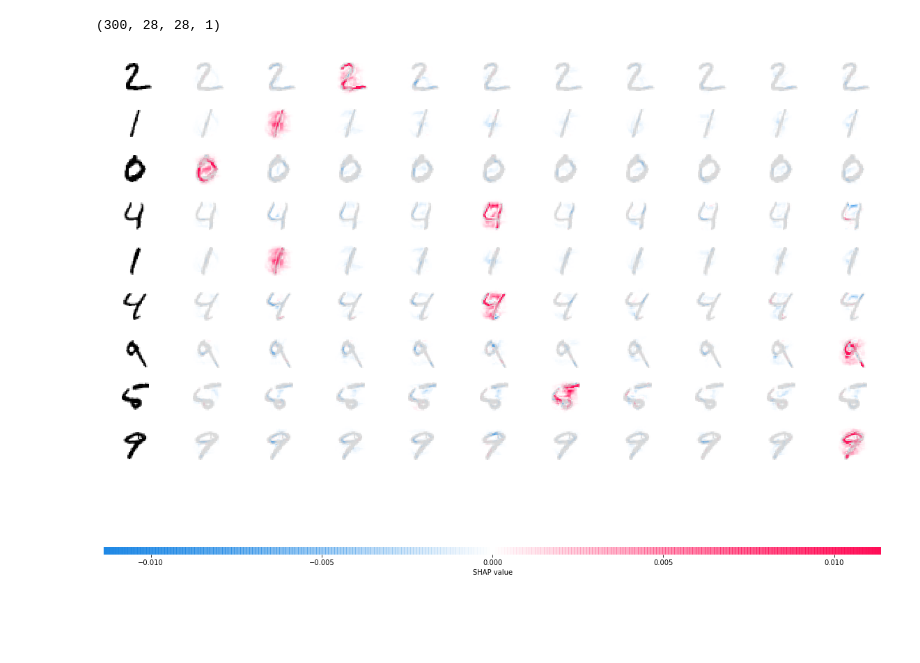
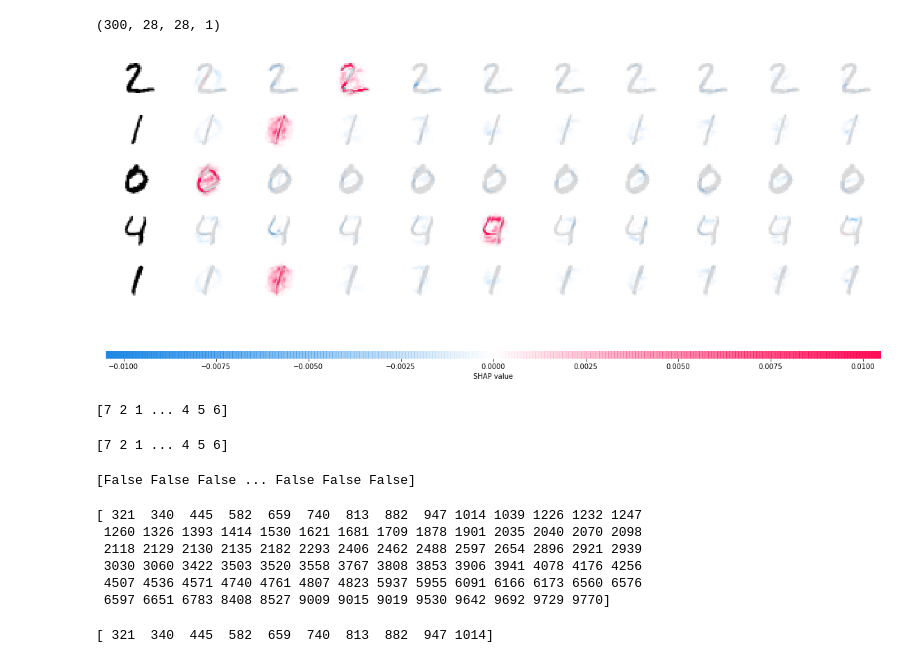
Before and after one commit to dkyos/data-analysis, a Jupyter notebook: shap_mnist.ipynb, the cells around one changed output. Cells and saved outputs as stored; diff of their text form; code cells hidden in the pictures; blank space fills up the shorter version.

```diff
--- a/shap_mnist.ipynb
+++ b/shap_mnist.ipynb
@@ -120,9 +127,9 @@ e = shap.DeepExplainer(model, background)
 # %%
 # ...or pass tensors directly
 # e = shap.DeepExplainer((model.layers[0].input, model.layers[-1].output), background)
-shap_values = e.shap_values(x_test[1:10])
+shap_values = e.shap_values(x_test[1:6])
 # %%
 # plot the feature attributions
-shap.image_plot(shap_values, -x_test[1:10])
+shap.image_plot(shap_values, -x_test[1:6])
 # %% [output]
-[figure, old version]
+[figure, new version]
@@ -128,0 +140,4 @@ shap.image_plot(shap_values, -x_test[1:10])
+# %%
+print(y_pred_classes)
+# %% [output]
+[7 2 1 ... 4 5 6]
@@ -128,0 +146,4 @@ shap.image_plot(shap_values, -x_test[1:10])
+# %%
+print(y_true)
+# %% [output]
+[7 2 1 ... 4 5 6]
@@ -128,0 +152,4 @@ shap.image_plot(shap_values, -x_test[1:10])
+# %%
+print (errors)
+# %% [output]
+[False False False ... False False False]
@@ -128,0 +158,13 @@ shap.image_plot(shap_values, -x_test[1:10])
+# %%
+print(fail_index)
+# %% [output]
+[ 321  340  445  582  659  740  813  882  947 1014 1039 1226 1232 1247
+ 1260 1326 1393 1414 1530 1621 1681 1709 1878 1901 2035 2040 2070 2098
+ 2118 2129 2130 2135 2182 2293 2406 2462 2488 2597 2654 2896 2921 2939
+ 3030 3060 3422 3503 3520 3558 3767 3808 3853 3906 3941 4078 4176 4256
+ 4507 4536 4571 4740 4761 4807 4823 5937 5955 6091 6166 6173 6560 6576
+ 6597 6651 6783 8408 8527 9009 9015 9019 9530 9642 9692 9729 9770]
+# %%
+print(fail_index[0:10])
+# %% [output]
+[ 321  340  445  582  659  740  813  882  947 1014]
```
Also changed, not shown: parts of 9 cells of this notebook.
